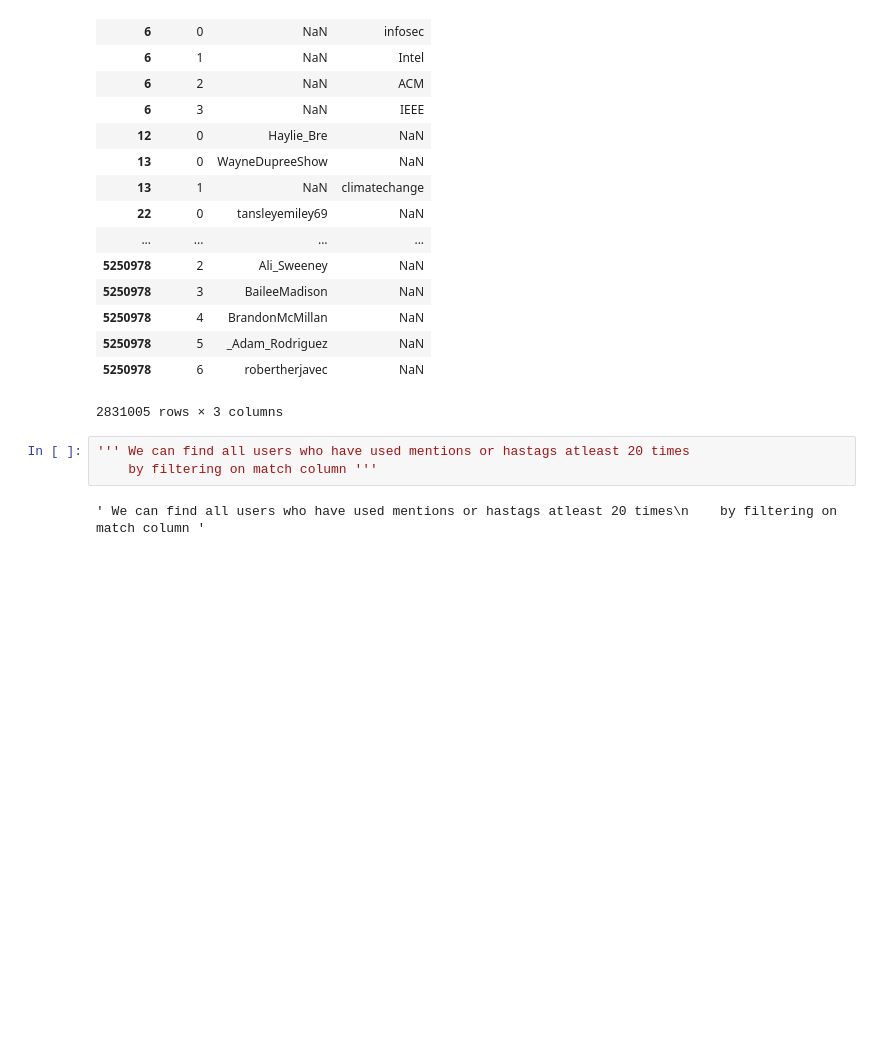
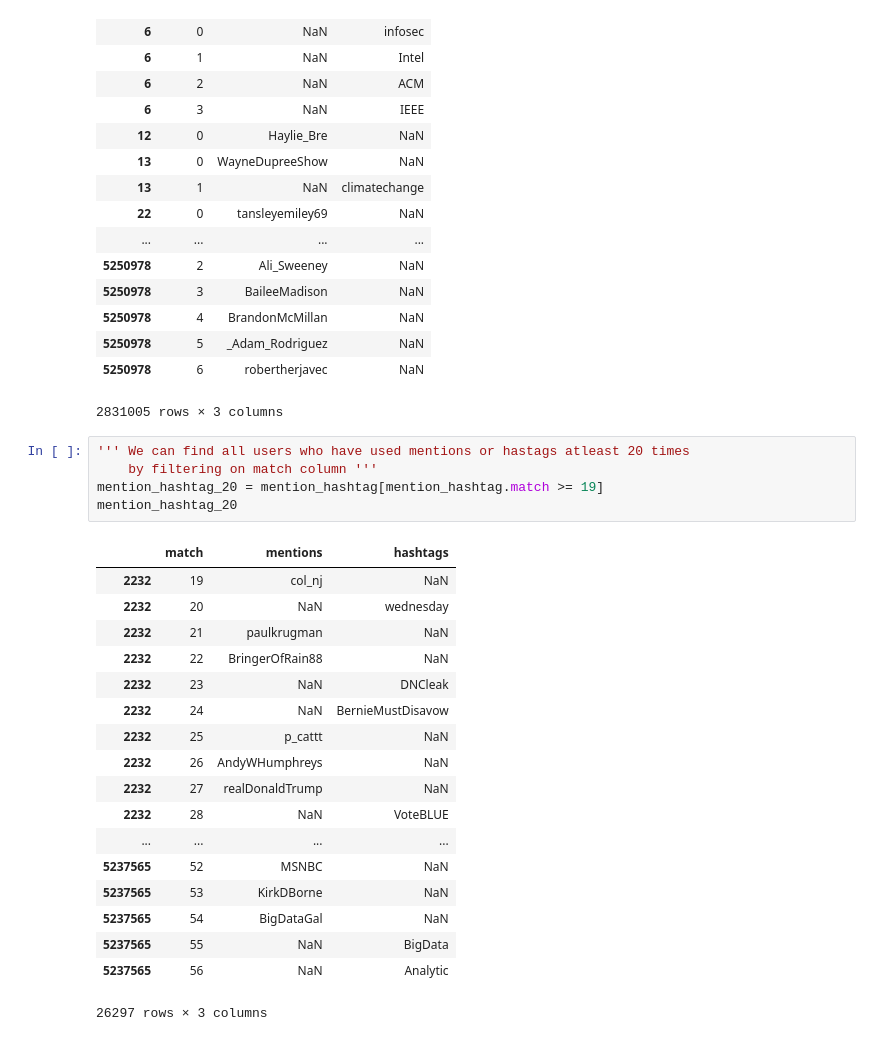
Before and after one commit to aaronenberg/clinton-trump-followers, a Jupyter notebook: csc177-project1.ipynb, the cells around one changed output. Drawn from its saved outputs; the diff is of its cells as text; blank space fills up the shorter version.

```diff
--- a/csc177-project1.ipynb
+++ b/csc177-project1.ipynb
@@ -113,5 +113,24 @@ mention_hashtag
 # %%
 ''' We can find all users who have used mentions or hastags atleast 20 times
     by filtering on match column '''
+mention_hashtag_20 = mention_hashtag[mention_hashtag.match >= 19]
+mention_hashtag_20
 # %% [output]
+|  | match | mentions | hashtags |
+| 2232 | 19 | col_nj | NaN |
+| 2232 | 20 | NaN | wednesday |
+| 2232 | 21 | paulkrugman | NaN |
+| 2232 | 22 | BringerOfRain88 | NaN |
+| 2232 | 23 | NaN | DNCleak |
+| 2232 | 24 | NaN | BernieMustDisavow |
+| 2232 | 25 | p_cattt | NaN |
+| 2232 | 26 | AndyWHumphreys | NaN |
+| 2232 | 27 | realDonaldTrump | NaN |
+| 2232 | 28 | NaN | VoteBLUE |
+| ... | ... | ... | ... |
+| 5237565 | 52 | MSNBC | NaN |
+| 5237565 | 53 | KirkDBorne | NaN |
+| 5237565 | 54 | BigDataGal | NaN |
+| 5237565 | 55 | NaN | BigData |
+| 5237565 | 56 | NaN | Analytic |
-' We can find all users who have used mentions or hastags atleast 20 times\n    by filtering on match column '
+26297 rows × 3 columns
```
Also changed, not shown: parts of 2 cells of this notebook.
